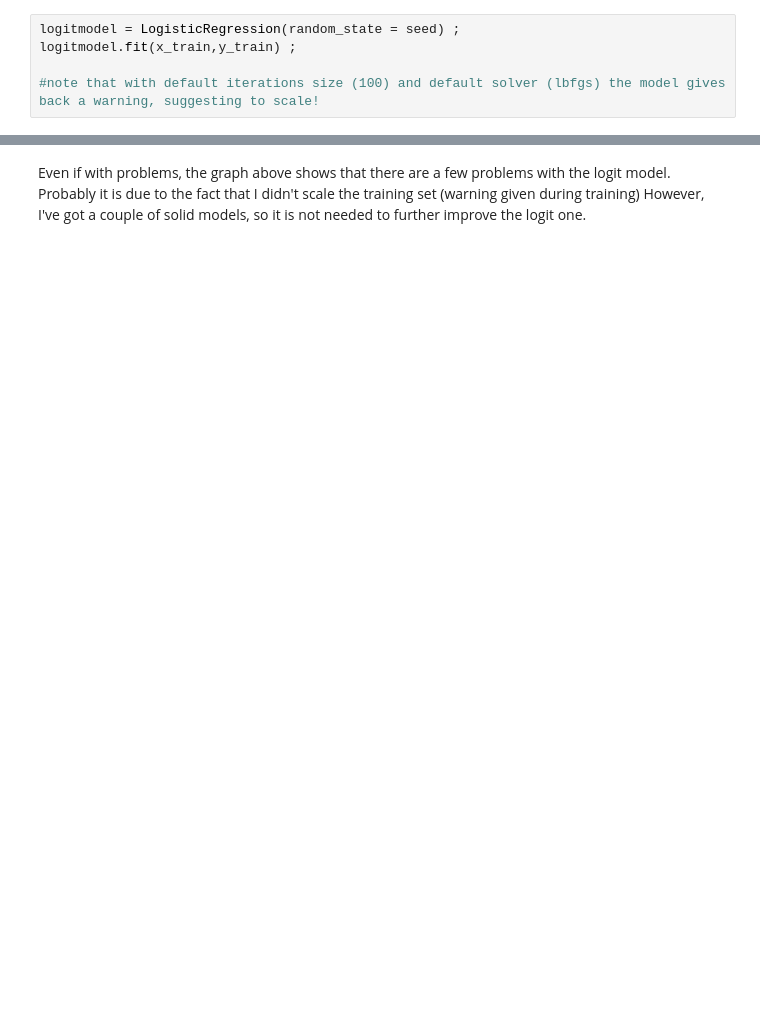
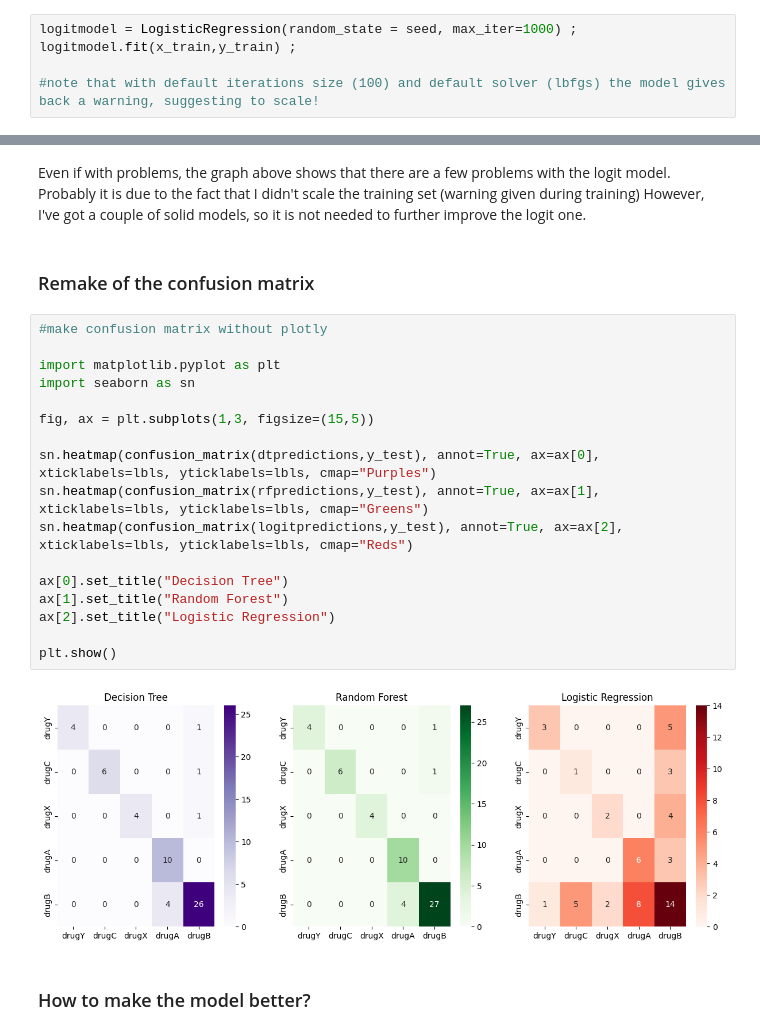
Before and after one commit to maikuvit/MachineLearningWorkbooks, a Jupyter notebook: Drugs/Lab9_Drug.ipynb, the cells around one changed output, grey strips where cells are left out. Cells and saved outputs as stored; diff of their text form; blank space fills up the shorter version.

```diff
--- a/Drugs/Lab9_Drug.ipynb
+++ b/Drugs/Lab9_Drug.ipynb
@@ -225,7 +251,7 @@ dtmodel.fit(x_train,y_train) ;
 rfmodel = RandomForestClassifier(random_state=seed)
 rfmodel.fit(x_train,y_train) ;
 # %%
-logitmodel = LogisticRegression(random_state = seed) ;
+logitmodel = LogisticRegression(random_state = seed, max_iter=1000) ;
 logitmodel.fit(x_train,y_train) ;
 
 #note that with default iterations size (100) and default solver (lbfgs) the model gives back a warning, suggesting to scale!
@@ -304,3 +349,26 @@ fig.show()
 # %% [markdown]
 Even if with problems, the graph above shows that there are a few problems with the logit model. Probably it is due to the fact that I didn't scale the training set (warning given during training)
 However, I've got a couple of solid models, so it is not needed to further improve the logit one.
+# %% [markdown]
+### Remake of the confusion matrix
+# %%
+#make confusion matrix without plotly
+
+import matplotlib.pyplot as plt
+import seaborn as sn
+
+fig, ax = plt.subplots(1,3, figsize=(15,5))
+
+sn.heatmap(confusion_matrix(dtpredictions,y_test), annot=True, ax=ax[0], xticklabels=lbls, yticklabels=lbls, cmap="Purples")
+sn.heatmap(confusion_matrix(rfpredictions,y_test), annot=True, ax=ax[1], xticklabels=lbls, yticklabels=lbls, cmap="Greens")
+sn.heatmap(confusion_matrix(logitpredictions,y_test), annot=True, ax=ax[2], xticklabels=lbls, yticklabels=lbls, cmap="Reds")
+
+ax[0].set_title("Decision Tree")
+ax[1].set_title("Random Forest")
+ax[2].set_title("Logistic Regression")
+
+plt.show()
+# %% [output]
+[figure, added]
+# %% [markdown]
+### How to make the model better?
```
Also changed, not shown: parts of 25 cells of this notebook.
